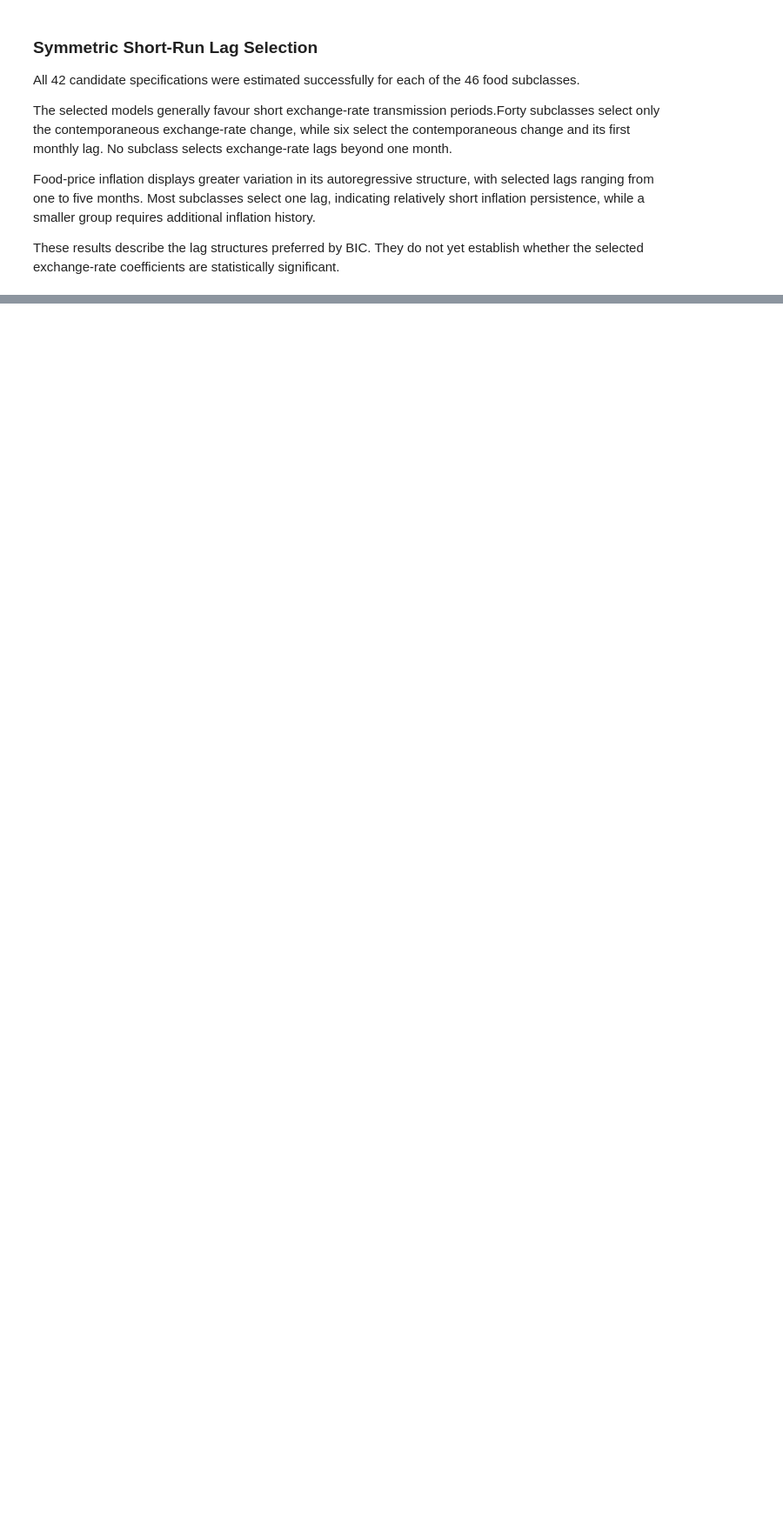
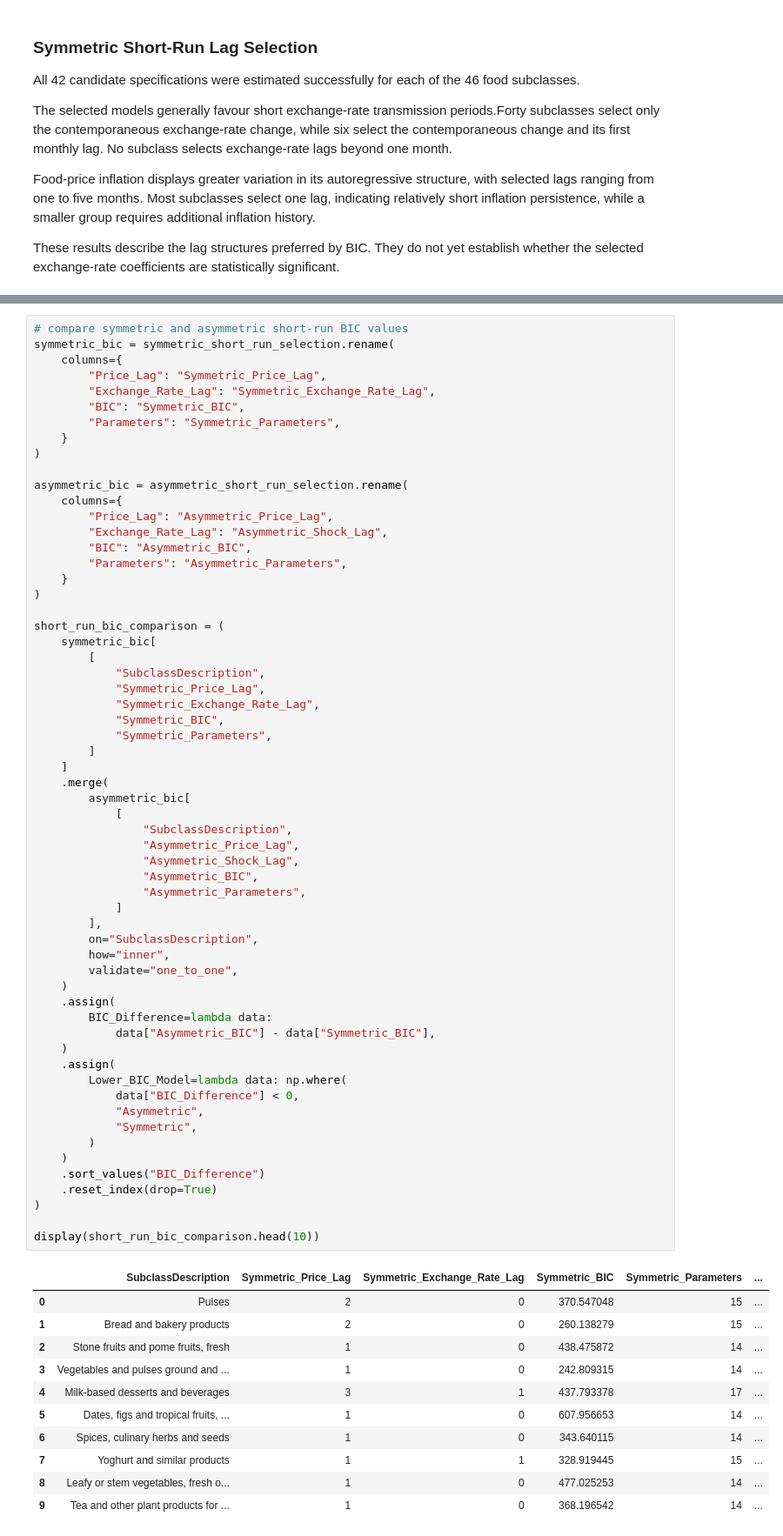
Before and after one commit to MasindiManaga/ERPT_ML_Research, a Jupyter notebook: notebooks/06_Econometric_Modelling.ipynb, the cells around one changed output, grey strips where cells are left out. Shown at 87% size. Saved outputs shown, nothing was run; the diff lists cells and outputs as text; blank space fills up the shorter version.

```diff
--- a/notebooks/06_Econometric_Modelling.ipynb
+++ b/notebooks/06_Econometric_Modelling.ipynb
@@ -2894,0 +2993,72 @@ These results describe the lag structures preferred by BIC. They do not yet esta
+# %%
+# compare symmetric and asymmetric short-run BIC values
+symmetric_bic = symmetric_short_run_selection.rename(
+    columns={
+        "Price_Lag": "Symmetric_Price_Lag",
+        "Exchange_Rate_Lag": "Symmetric_Exchange_Rate_Lag",
+        "BIC": "Symmetric_BIC",
+        "Parameters": "Symmetric_Parameters",
+    }
+)
+
+asymmetric_bic = asymmetric_short_run_selection.rename(
+    columns={
+        "Price_Lag": "Asymmetric_Price_Lag",
+        "Exchange_Rate_Lag": "Asymmetric_Shock_Lag",
+        "BIC": "Asymmetric_BIC",
+        "Parameters": "Asymmetric_Parameters",
+    }
+)
+
+short_run_bic_comparison = (
+    symmetric_bic[
+        [
+            "SubclassDescription",
+            "Symmetric_Price_Lag",
+            "Symmetric_Exchange_Rate_Lag",
+            "Symmetric_BIC",
+            "Symmetric_Parameters",
+        ]
+    ]
+    .merge(
+        asymmetric_bic[
+            [
+                "SubclassDescription",
+                "Asymmetric_Price_Lag",
+                "Asymmetric_Shock_Lag",
+                "Asymmetric_BIC",
+                "Asymmetric_Parameters",
+            ]
+        ],
+        on="SubclassDescription",
+        how="inner",
+        validate="one_to_one",
+    )
+    .assign(
+        BIC_Difference=lambda data:
+            data["Asymmetric_BIC"] - data["Symmetric_BIC"],
+    )
+    .assign(
+        Lower_BIC_Model=lambda data: np.where(
+            data["BIC_Difference"] < 0,
+            "Asymmetric",
+            "Symmetric",
+        )
+    )
+    .sort_values("BIC_Difference")
+    .reset_index(drop=True)
+)
+
+display(short_run_bic_comparison.head(10))
+# %% [output]
+|  | SubclassDescription | Symmetric_Price_Lag | Symmetric_Exchange_Rate_Lag | Symmetric_BIC | Symmetric_Parameters | ... |
+| 0 | Pulses | 2 | 0 | 370.547048 | 15 | ... |
+| 1 | Bread and bakery products | 2 | 0 | 260.138279 | 15 | ... |
+| 2 | Stone fruits and pome fruits, fresh | 1 | 0 | 438.475872 | 14 | ... |
+| 3 | Vegetables and pulses ground and ... | 1 | 0 | 242.809315 | 14 | ... |
+| 4 | Milk-based desserts and beverages | 3 | 1 | 437.793378 | 17 | ... |
+| 5 | Dates, figs and tropical fruits, ... | 1 | 0 | 607.956653 | 14 | ... |
+| 6 | Spices, culinary herbs and seeds | 1 | 0 | 343.640115 | 14 | ... |
+| 7 | Yoghurt and similar products | 1 | 1 | 328.919445 | 15 | ... |
+| 8 | Leafy or stem vegetables, fresh o... | 1 | 0 | 477.025253 | 14 | ... |
+| 9 | Tea and other plant products for ... | 1 | 0 | 368.196542 | 14 | ... |
```
Also changed, not shown: parts of 8 cells of this notebook.
